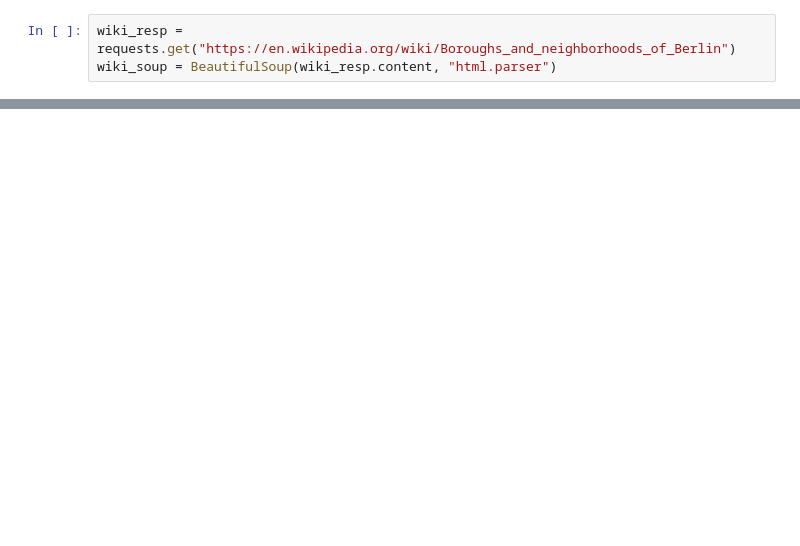
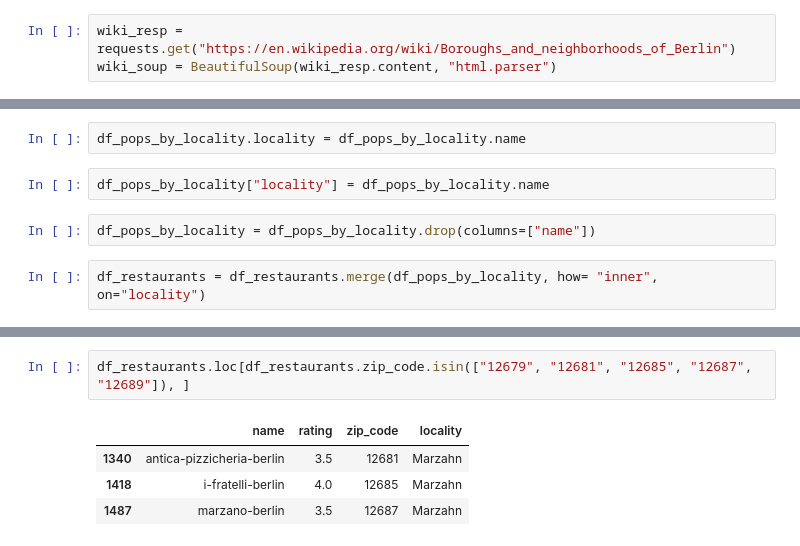
Before and after one commit to roger-hauber/challenge_luca, a Jupyter notebook: Bonus Task.ipynb, the cells around one changed output, grey strips where cells are left out. Saved outputs shown, nothing was run; the diff lists cells and outputs as text; blank space fills up the shorter version.

```diff
--- a/Bonus Task.ipynb
+++ b/Bonus Task.ipynb
@@ -162,0 +330,8 @@ all_tables
+# %%
+df_pops_by_locality.locality = df_pops_by_locality.name
+# %%
+df_pops_by_locality["locality"] = df_pops_by_locality.name
+# %%
+df_pops_by_locality = df_pops_by_locality.drop(columns=["name"])
+# %%
+df_restaurants = df_restaurants.merge(df_pops_by_locality, how= "inner", on="locality")
@@ -162,0 +372,7 @@ all_tables
+# %%
+df_restaurants.loc[df_restaurants.zip_code.isin(["12679", "12681", "12685", "12687", "12689"]), ]
+# %% [output]
+|  | name | rating | zip_code | locality |
+| 1340 | antica-pizzicheria-berlin | 3.5 | 12681 | Marzahn |
+| 1418 | i-fratelli-berlin | 4.0 | 12685 | Marzahn |
+| 1487 | marzano-berlin | 3.5 | 12687 | Marzahn |
```
Also changed, not shown: parts of 61 cells of this notebook, 7 other files.
